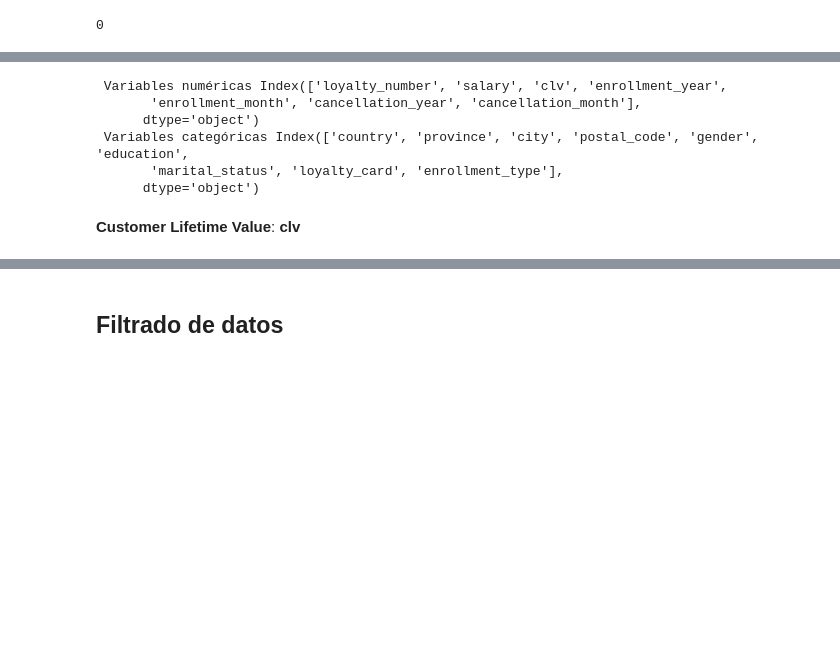
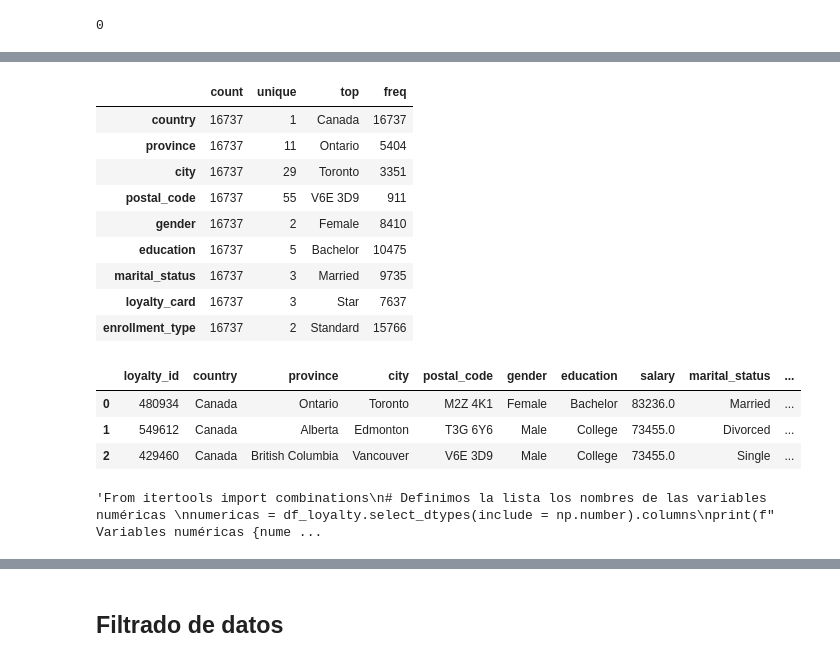
Before and after one commit to Adalab/bda-modulo-3-evaluacion-final-noeliareina, a Jupyter notebook: Ejercicio_Evaluacion_Modulo_3.ipynb, the cells around one changed output, grey strips where cells are left out. Saved outputs shown, nothing was run; the diff lists cells and outputs as text; code cells hidden in the pictures; blank space fills up the shorter version.

```diff
--- a/Ejercicio_Evaluacion_Modulo_3.ipynb
+++ b/Ejercicio_Evaluacion_Modulo_3.ipynb
@@ -145,9 +151,3 @@ df_loyalty.columns = df_loyalty.columns.str.lower().str.replace(" ", "_")
 df_flight.columns = df_flight.columns.str.lower().str.replace(" ", "_")
 
 # Es importante también que renombremos la variable del id del cliente "Loyalty Number"
-# Para ello:
-df_loyalty.rename(columns={"Loyalty Number": "loyalty_id"}, inplace=True)
-df_flight.rename(columns={"Loyalty Number": "loyalty_id"}, inplace=True)
-
-print(f"Tras renombrar columnas: {df_loyalty.columns}")
-print(f"Tras renombrar columnas: {df_flight.columns}")
@@ -163,0 +154,10 @@ Tras renombrar columnas: Index(['loyalty_id', 'year', 'month', 'flights_booked',
+# %%
+# Cambiamos el nombre de la columna "loyalty_number" por "customer_id" en el dataset de clientes
+df_loyalty.rename(columns={"loyalty_number": "loyalty_id"}, inplace=True)
+df_flight.rename(columns={"loyalty_number": "loyalty_id"}, inplace=True)
+# Comprobamos que se ha realizado el cambio de nombre correctamente
+print("Columnas del dataset de clientes:")
+df_loyalty.columns
+print("-"*50)
+print("Columnas del dataset de vuelos:")
+df_flight.columns
@@ -341,0 +462,4 @@ sum(df_loyalty["salary"] < 0)
+# %%
+# Redondeamos a 1 decimal para igualar a la variable salary
+df_loyalty["clv"] = df_loyalty["clv"].round(1)
+df_loyalty["clv"] # resultados
@@ -341,0 +633,20 @@ sum(df_loyalty["salary"] < 0)
+# %%
+df_loyalty.describe(include="O").T
+# %% [output]
+|  | count | unique | top | freq |
+| country | 16737 | 1 | Canada | 16737 |
+| province | 16737 | 11 | Ontario | 5404 |
+| city | 16737 | 29 | Toronto | 3351 |
+| postal_code | 16737 | 55 | V6E 3D9 | 911 |
+| gender | 16737 | 2 | Female | 8410 |
+| education | 16737 | 5 | Bachelor | 10475 |
+| marital_status | 16737 | 3 | Married | 9735 |
+| loyalty_card | 16737 | 3 | Star | 7637 |
+| enrollment_type | 16737 | 2 | Standard | 15766 |
+# %%
+df_loyalty.head(3)
+# %% [output]
+|  | loyalty_id | country | province | city | postal_code | gender | education | salary | marital_status | ... |
+| 0 | 480934 | Canada | Ontario | Toronto | M2Z 4K1 | Female | Bachelor | 83236.0 | Married | ... |
+| 1 | 549612 | Canada | Alberta | Edmonton | T3G 6Y6 | Male | College | 73455.0 | Divorced | ... |
+| 2 | 429460 | Canada | British Columbia | Vancouver | V6E 3D9 | Male | College | 73455.0 | Single | ... |
@@ -342,20 +657,13 @@ sum(df_loyalty["salary"] < 0)
 # %%
-from itertools import combinations
+'''From itertools import combinations
 # Definimos la lista los nombres de las variables numéricas
 numericas = df_loyalty.select_dtypes(include = np.number).columns
 print(f" Variables numéricas {numericas}")
 # Definimos la lista de las variables categóricas
 categoricas = df_loyalty.select_dtypes(include = "object").columns
-print(f" Variables categóricas {categoricas}")
+print(f" Variables categóricas {categoricas}")'''
 # %% [output]
- Variables numéricas Index(['loyalty_number', 'salary', 'clv', 'enrollment_year',
-       'enrollment_month', 'cancellation_year', 'cancellation_month'],
-      dtype='object')
- Variables categóricas Index(['country', 'province', 'city', 'postal_code', 'gender', 'education',
-       'marital_status', 'loyalty_card', 'enrollment_type'],
-      dtype='object')
+'From itertools import combinations\n# Definimos la lista los nombres de las variables numéricas \nnumericas = df_loyalty.select_dtypes(include = np.number).columns\nprint(f" Variables numéricas {nume ...
-# %% [markdown]
-**Customer Lifetime Value**: **clv**
 # %%
 '''Verificar valores únicos en variables categóricas
 Antes de seguir con la limpieza, verifica qué valores
```
Also changed, not shown: parts of 57 cells of this notebook, 1 other file.
